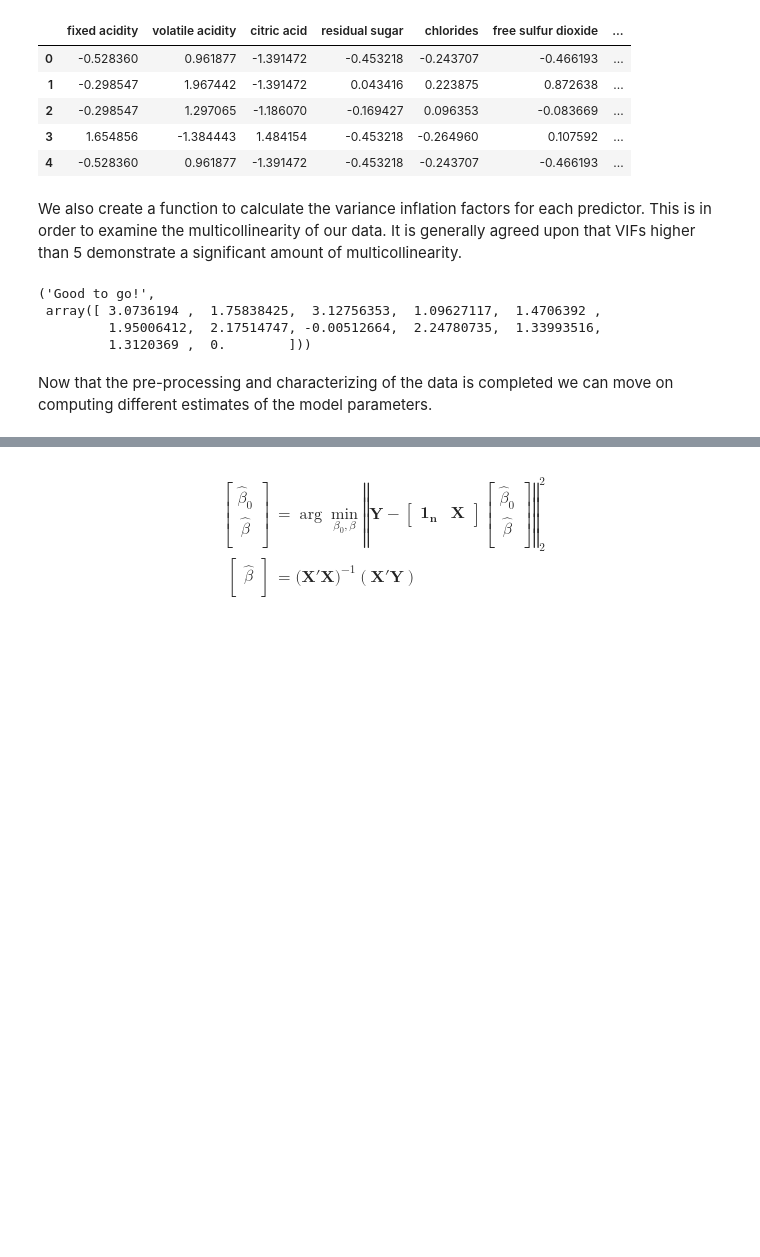
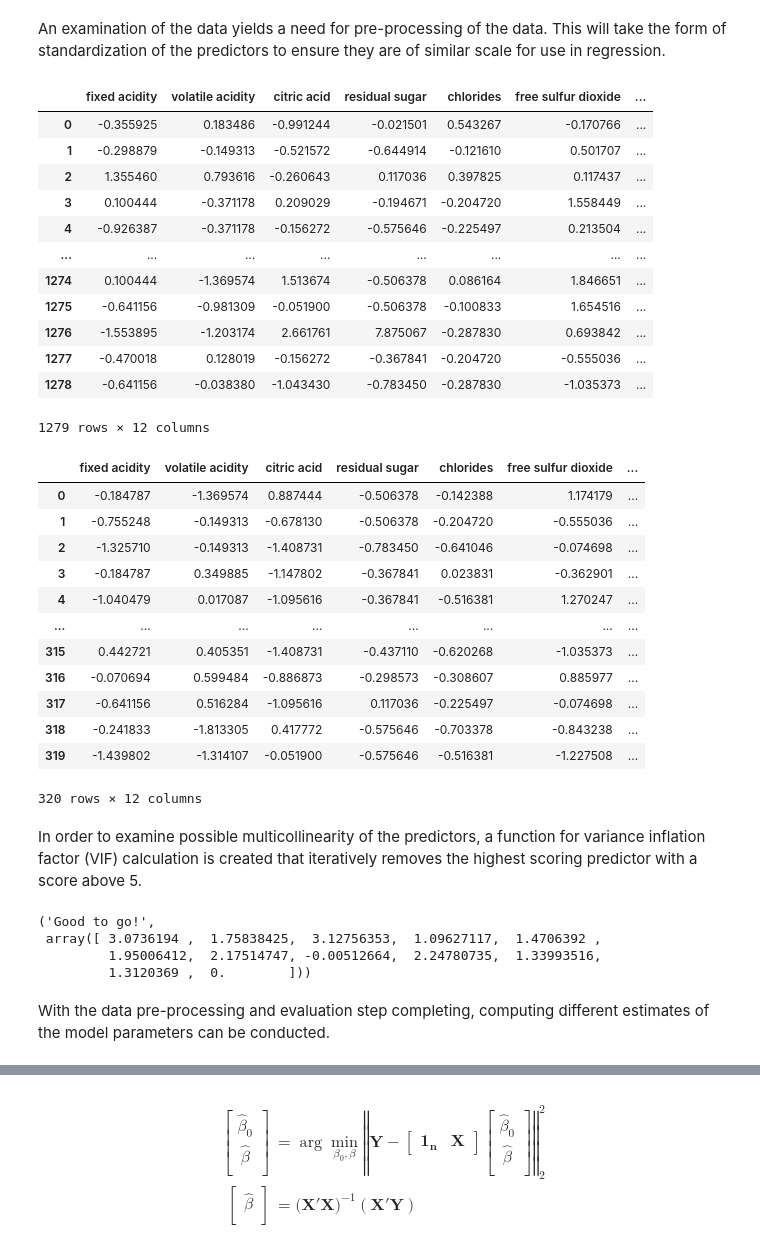
Before and after one commit to wyattowalsh/regularized-linear-regression-deep-dive, a Jupyter notebook: IEOR 165 Final Project.ipynb, the cells around one changed output, grey strips where cells are left out. Drawn from its saved outputs; the diff is of its cells as text; code cells hidden in the pictures; blank space fills up the shorter version.

```diff
--- a/IEOR 165 Final Project.ipynb
+++ b/IEOR 165 Final Project.ipynb
@@ -32,0 +36,10 @@ After taking a look at our data, we then create a function to standardize the pr
+# %%
+def test_train_split(df):
+    shuffled = df.sample(frac=1, random_state=42).reset_index(drop=True)
+    split = floor(len(shuffled) * 0.8)
+    train = shuffled.iloc[:split,]
+    test = shuffled.iloc[split:,].reset_index(drop=True)
+    return (train, test)
+train,test = test_train_split(wine_data)
+display(train)
+test
@@ -33,20 +73,46 @@ After taking a look at our data, we then create a function to standardize the pr
+# %% [markdown]
+An examination of the data yields a need for pre-processing of the data. This will take the form of standardization of the predictors to ensure they are of similar scale for use in regression.
 # %%
-def standardize(df):
+def standardize(train, test):
     """Uses the equation for standardization
     {(value - mean(value))/(sd of value)} on the predictors.
     This gives the data a mean of 0 and variance of 1"""
-    dff = df.copy()
-    dff = (dff - np.mean(dff, axis=0)) / np.std(dff, axis=0)
-    return dff
-std_wine_data = standardize(wine_data)
-std_wine_data.head()
+    train = train.copy()
+    train_mean = np.mean(train, axis=0)
+    train_std = np.std(train, axis = 0)
+    train = (train - train_mean) / train_std
+    test = (test - train_mean) / train_std
+    return train, test
+std_train, std_test = standardize(train, test)
+display(std_train)
+std_test
 # %% [output]
 |  | fixed acidity | volatile acidity | citric acid | residual sugar | chlorides | free sulfur dioxide | ... |
-| 0 | -0.528360 | 0.961877 | -1.391472 | -0.453218 | -0.243707 | -0.466193 | ... |
-| 1 | -0.298547 | 1.967442 | -1.391472 | 0.043416 | 0.223875 | 0.872638 | ... |
-| 2 | -0.298547 | 1.297065 | -1.186070 | -0.169427 | 0.096353 | -0.083669 | ... |
-| 3 | 1.654856 | -1.384443 | 1.484154 | -0.453218 | -0.264960 | 0.107592 | ... |
-| 4 | -0.528360 | 0.961877 | -1.391472 | -0.453218 | -0.243707 | -0.466193 | ... |
+| 0 | -0.355925 | 0.183486 | -0.991244 | -0.021501 | 0.543267 | -0.170766 | ... |
+| 1 | -0.298879 | -0.149313 | -0.521572 | -0.644914 | -0.121610 | 0.501707 | ... |
+| 2 | 1.355460 | 0.793616 | -0.260643 | 0.117036 | 0.397825 | 0.117437 | ... |
+| 3 | 0.100444 | -0.371178 | 0.209029 | -0.194671 | -0.204720 | 1.558449 | ... |
+| 4 | -0.926387 | -0.371178 | -0.156272 | -0.575646 | -0.225497 | 0.213504 | ... |
+| ... | ... | ... | ... | ... | ... | ... | ... |
+| 1274 | 0.100444 | -1.369574 | 1.513674 | -0.506378 | 0.086164 | 1.846651 | ... |
+| 1275 | -0.641156 | -0.981309 | -0.051900 | -0.506378 | -0.100833 | 1.654516 | ... |
+| 1276 | -1.553895 | -1.203174 | 2.661761 | 7.875067 | -0.287830 | 0.693842 | ... |
+| 1277 | -0.470018 | 0.128019 | -0.156272 | -0.367841 | -0.204720 | -0.555036 | ... |
+| 1278 | -0.641156 | -0.038380 | -1.043430 | -0.783450 | -0.287830 | -1.035373 | ... |
+1279 rows × 12 columns
+|  | fixed acidity | volatile acidity | citric acid | residual sugar | chlorides | free sulfur dioxide | ... |
+| 0 | -0.184787 | -1.369574 | 0.887444 | -0.506378 | -0.142388 | 1.174179 | ... |
+| 1 | -0.755248 | -0.149313 | -0.678130 | -0.506378 | -0.204720 | -0.555036 | ... |
+| 2 | -1.325710 | -0.149313 | -1.408731 | -0.783450 | -0.641046 | -0.074698 | ... |
+| 3 | -0.184787 | 0.349885 | -1.147802 | -0.367841 | 0.023831 | -0.362901 | ... |
+| 4 | -1.040479 | 0.017087 | -1.095616 | -0.367841 | -0.516381 | 1.270247 | ... |
+| ... | ... | ... | ... | ... | ... | ... | ... |
+| 315 | 0.442721 | 0.405351 | -1.408731 | -0.437110 | -0.620268 | -1.035373 | ... |
+| 316 | -0.070694 | 0.599484 | -0.886873 | -0.298573 | -0.308607 | 0.885977 | ... |
+| 317 | -0.641156 | 0.516284 | -1.095616 | 0.117036 | -0.225497 | -0.074698 | ... |
+| 318 | -0.241833 | -1.813305 | 0.417772 | -0.575646 | -0.703378 | -0.843238 | ... |
+| 319 | -1.439802 | -1.314107 | -0.051900 | -0.575646 | -0.516381 | -1.227508 | ... |
+320 rows × 12 columns
 # %%
 def unstandardize(B):
     """Unstandardizes coefficients by multiplying by sd of
@@ -62,8 +128,8 @@ def unstandardize(B):
     intercept = intercept - np.dot(np.mean(wine_data.iloc[:,0:-1].values,0)
                                    ,coeffs)
     return np.append(intercept,coeffs)
-# %% [markdown]
-We also create a function to calculate the variance inflation factors for each predictor. This is in order to examine the multicollinearity of our data. It is generally agreed upon that VIFs higher than 5 demonstrate a significant amount of multicollinearity.
+# %% [markdown]
+In order to examine possible multicollinearity of the predictors, a function for variance inflation factor (VIF) calculation is created that iteratively removes the highest scoring predictor with a score above 5.
 # %%
 def VIF(df):
     """Computes the VIF for the X data in the dataframe.\
@@ -93,5 +159,5 @@ VIF(wine_data)
          1.95006412,  2.17514747, -0.00512664,  2.24780735,  1.33993516,
          1.3120369 ,  0.        ]))
 # %% [markdown]
-Now that the pre-processing and characterizing of the data is completed we can move on computing different estimates of the model parameters.
+With the data pre-processing and evaluation step completing, computing different estimates of the model parameters can be conducted.
 # %% [markdown]
```
Also changed, not shown: parts of 16 cells of this notebook.
